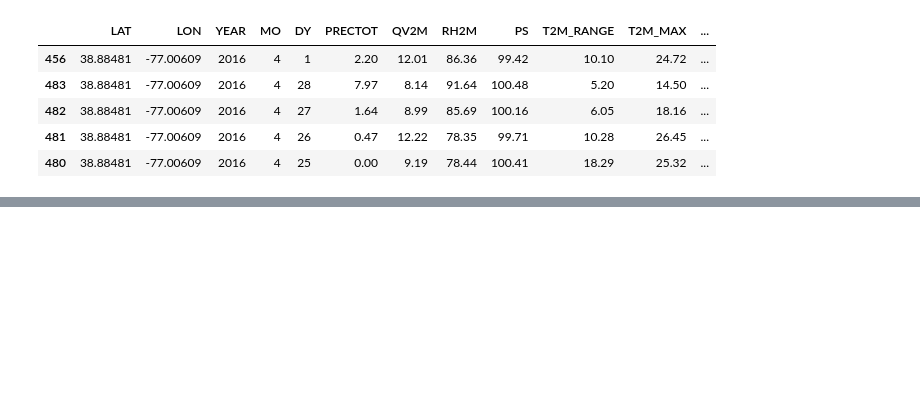
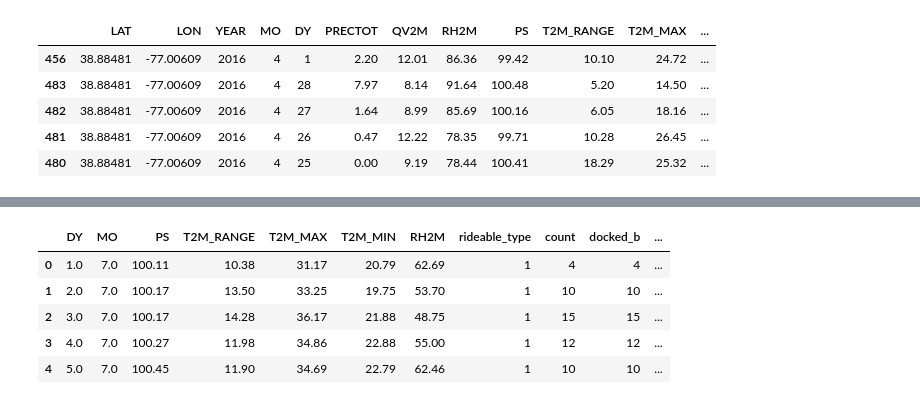
Before and after one commit to Akanksha0215/mywork, a Jupyter notebook: pro (1).ipynb, the cells around one changed output, grey strips where cells are left out. Drawn from its saved outputs; the diff is of its cells as text; code cells hidden in the pictures; blank space fills up the shorter version.

```diff
--- a/pro (1).ipynb
+++ b/pro (1).ipynb
@@ -504,0 +455,12 @@ R-squared:  0.26824364553721625
+# %%
+bike = {'docked_bike': 1,'electric_bike': 0}
+
+modified.rideable_type = [bike[item] for item in modified.rideable_type]
+modified.head()
+# %% [output]
+|  | DY | MO | PS | T2M_RANGE | T2M_MAX | T2M_MIN | RH2M | rideable_type | count | docked_b | ... |
+| 0 | 1.0 | 7.0 | 100.11 | 10.38 | 31.17 | 20.79 | 62.69 | 1 | 4 | 4 | ... |
+| 1 | 2.0 | 7.0 | 100.17 | 13.50 | 33.25 | 19.75 | 53.70 | 1 | 10 | 10 | ... |
+| 2 | 3.0 | 7.0 | 100.17 | 14.28 | 36.17 | 21.88 | 48.75 | 1 | 15 | 15 | ... |
+| 3 | 4.0 | 7.0 | 100.27 | 11.98 | 34.86 | 22.88 | 55.00 | 1 | 12 | 12 | ... |
+| 4 | 5.0 | 7.0 | 100.45 | 11.90 | 34.69 | 22.79 | 62.46 | 1 | 10 | 10 | ... |
```
Also changed, not shown: parts of 29 cells of this notebook.
